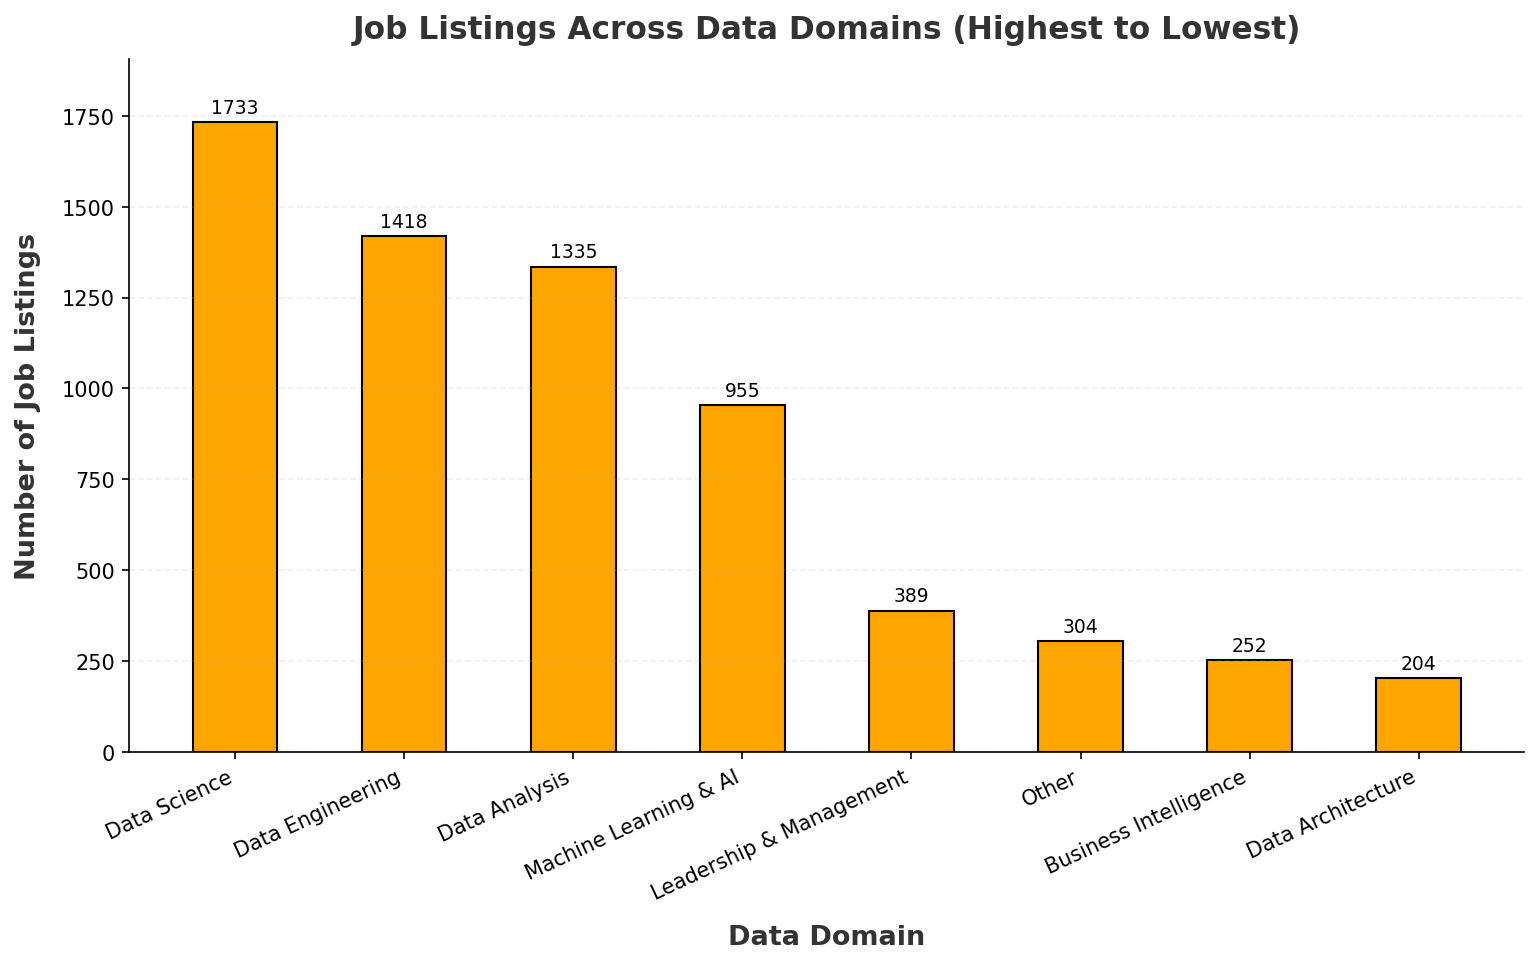
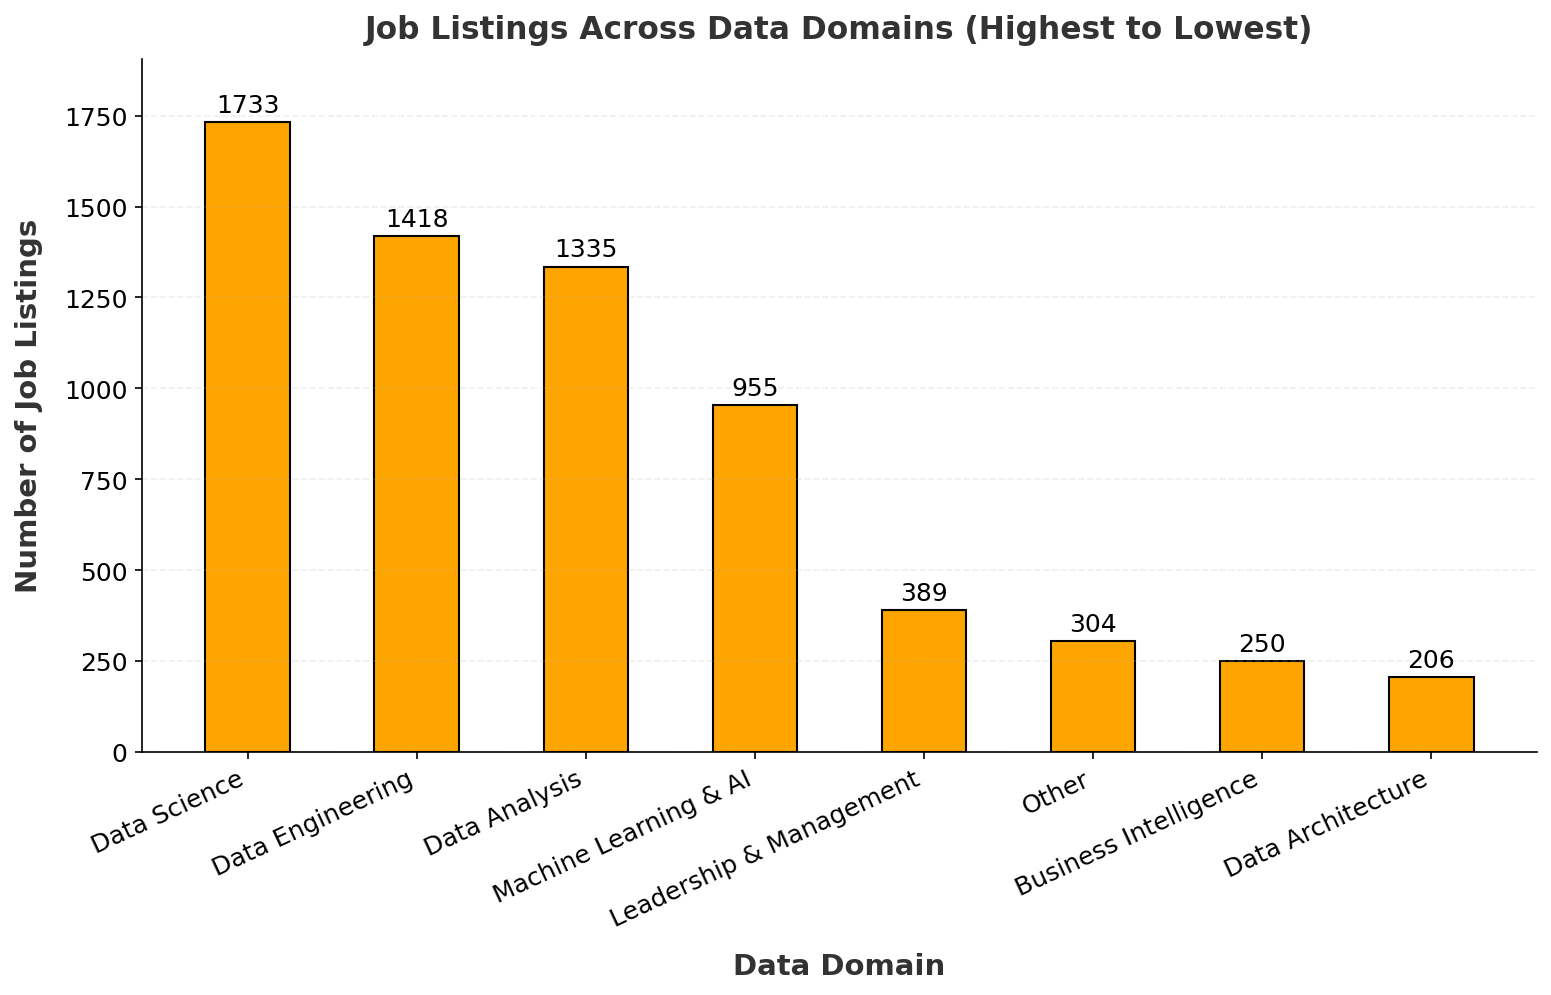
The change to this notebook cell's code, shown as a diff; its figure went from the first image to the second:
--- before
+++ after
@@ -20,18 +20,18 @@
 
 plt.xlabel("Data Domain", 
-            fontdict={"color":"#333333", "fontweight":"bold", "fontsize":13}, 
+            fontdict={"color":"#333333", "fontweight":"bold", "fontsize":14}, 
             labelpad=10)
 
 plt.ylabel("Number of Job Listings", 
-            fontdict={"color":"#333333", "fontweight":"bold", "fontsize":13}, 
+            fontdict={"color":"#333333", "fontweight":"bold", "fontsize":14}, 
             labelpad=10)
 
 # Ticks
-plt.xticks(rotation=25, ha='right', fontsize=10)
-plt.yticks(fontsize=10)
+plt.xticks(rotation=25, ha='right', fontsize=12)
+plt.yticks(fontsize=12)
 
 # Value labels
 for i, v in enumerate(y):
-    plt.text(i, v + max(y)*0.008, str(v), ha='center', va='bottom', fontsize=9)
+    plt.text(i, v + max(y)*0.008, str(v), ha='center', va='bottom', fontsize=12)
 
 # Axis limits & spacing
@@ -48,7 +48,2 @@
 # Show
 plt.show()
-
-
-# Insight:
-# Data Science domain has the highest number of job listings (High Demand), followed by Data Engineering and Data Analysis.
-# This shows that Data Science Domain dominate the job market in this dataset compared to other data domains.

Commit: `Added EDA Section 02 insights for top job roles across data domains`